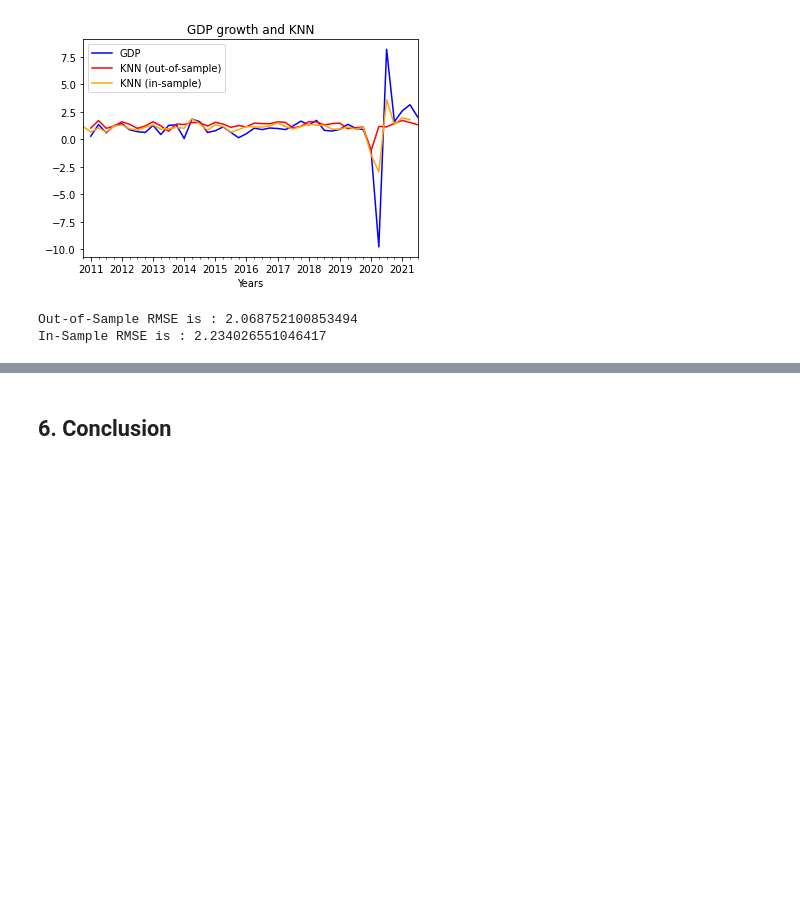
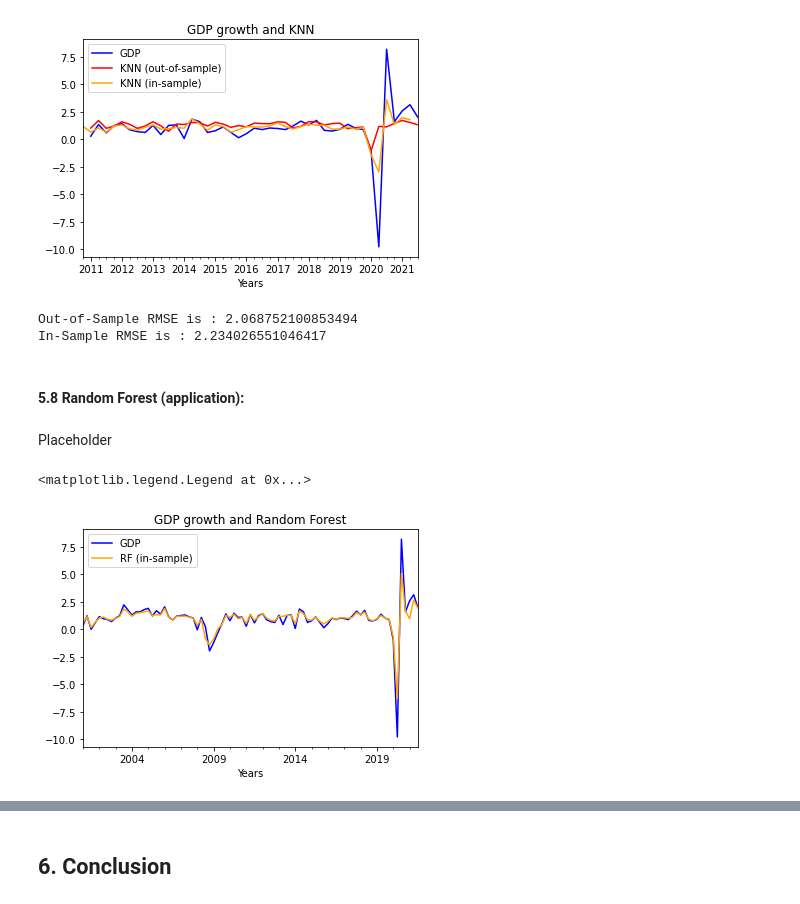
Before and after one commit to vgm236/Special_Project_Moreira_Raza-Nisar, a Jupyter notebook: app/special_project_final.ipynb, the cells around one changed output, grey strips where cells are left out. Cells and saved outputs as stored; diff of their text form; code cells hidden in the pictures; blank space fills up the shorter version.

Commit message:
random_correction

```diff
--- a/app/special_project_final.ipynb
+++ b/app/special_project_final.ipynb
@@ -1222,3 +1278,44 @@ print(f"In-Sample RMSE is : {knn_rmse_in_sample}")
 # %% [output]
 Out-of-Sample RMSE is : 2.068752100853494
 In-Sample RMSE is : 2.234026551046417
+# %% [markdown]
+#### 5.8 Random Forest (application):
+# %% [markdown]
+Placeholder
+# %%
+# Separate test and train
+X_rf=quarterly_all.drop(["GDP"], axis=1)
+y_rf=quarterly_all['GDP']
+
+# Create test and train
+# Fit model
+RF_Model = RandomForestRegressor(n_estimators=100,
+                                 oob_score=True)
+RF_Model.fit(X_rf, y_rf)
+
+# Define series
+train_preds_rf = RF_Model.predict(X_rf)
+
+
+# Results
+train_results_rf=pd.DataFrame(train_preds_rf, y_rf.index).rename(columns = {0 : "In-Sample"})
+
+# Append GDP
+train_results_rf["GDP"] = quarterly_predict['GDP']
+train_results_rf["In-Sample"] = train_results_rf["In-Sample"]
+# %%
+### in plot method we set the label and color of the curve.
+train_results_rf['GDP'].plot(label='GDP', color='blue')
+train_results_rf["In-Sample"].plot(label='RF (in-sample)', color='orange')
+
+# adding title to the plot
+plt.title('GDP growth and Random Forest')
+
+# adding Label to the x-axis
+plt.xlabel('Years')
+
+# adding legend to the curve
+plt.legend()
+# %% [output]
+<matplotlib.legend.Legend at 0x...>
+[figure, added]
```
Also changed, not shown: parts of 20 cells of this notebook.
